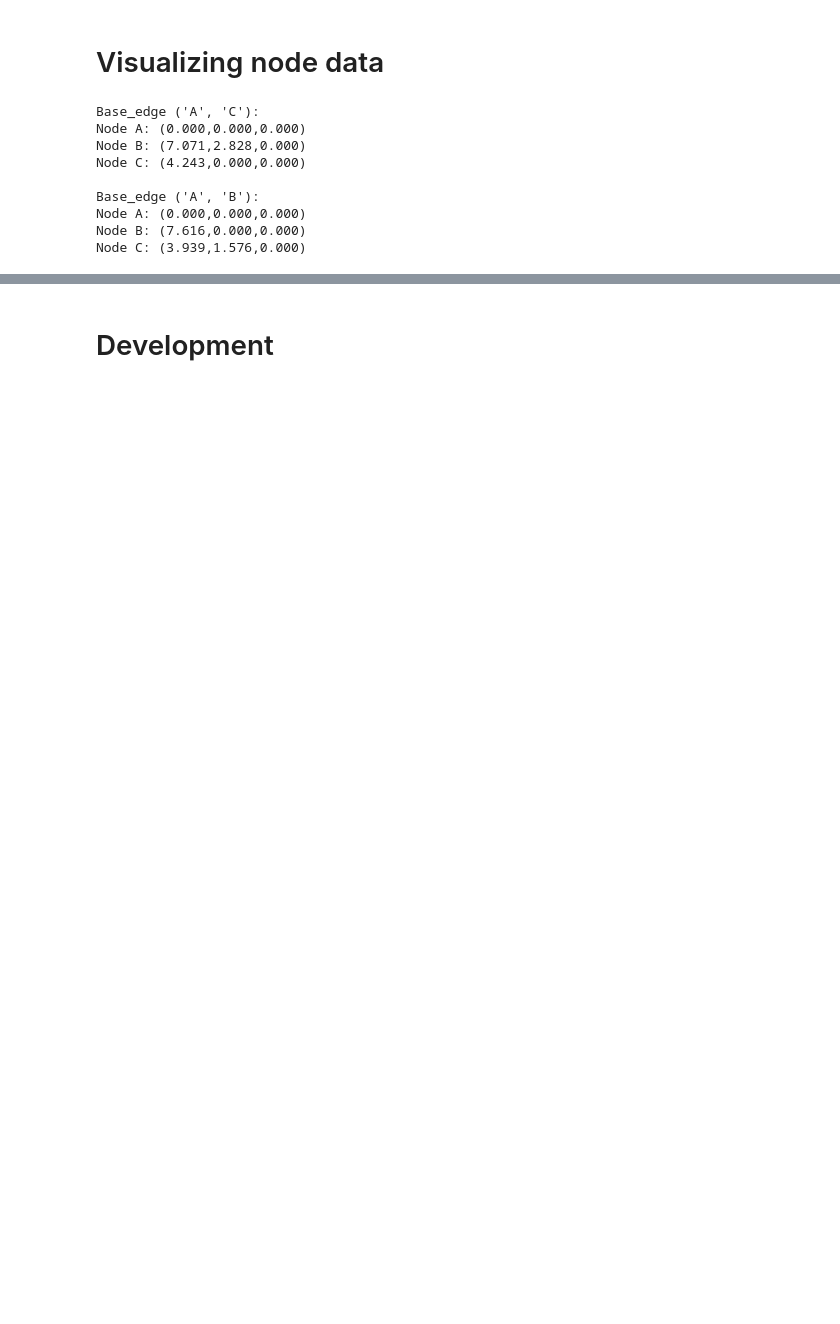
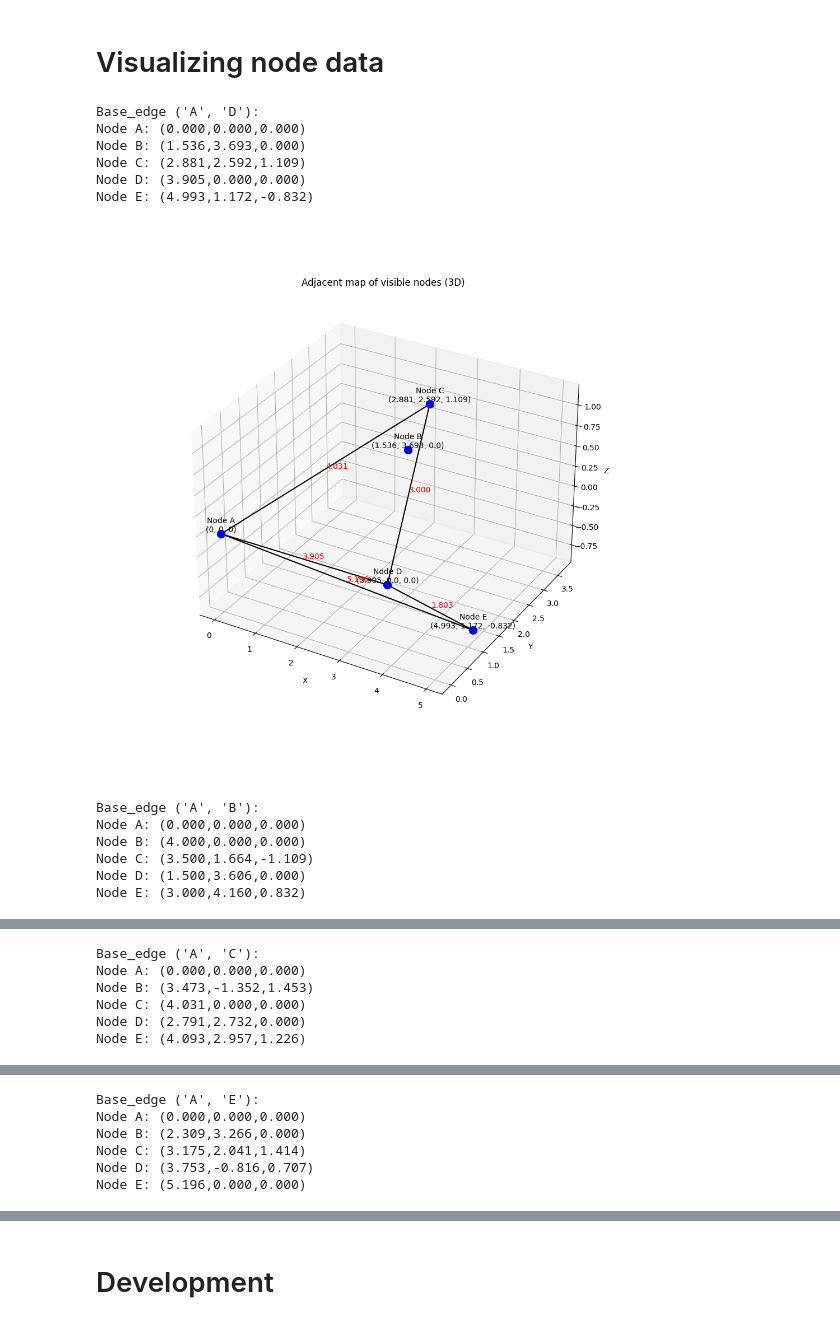
Before and after one commit to Chielvdiepen/FederatedSpatialModelling, a Jupyter notebook: TriangleAlgo-parallelism.ipynb, the cells around one changed output, grey strips where cells are left out. Saved outputs shown, nothing was run; the diff lists cells and outputs as text; code cells hidden in the pictures; blank space fills up the shorter version.

```diff
--- a/TriangleAlgo-parallelism.ipynb
+++ b/TriangleAlgo-parallelism.ipynb
@@ -79,8 +78,9 @@ office_height = 3
 num_nodes = 0 # if 0, take RefNodeCoords
 
 # RefNodeCoords = [(0,0,0),(3,0,0),(0,3,0),(3,3,0),(6,0,0),(6,3,0),(1.5,1.5,2),(4.5,1.5,2)] # double pyramid
-# RefNodeCoords = [(0,0,0),(4,0,0),(3.5,2,0),(1.5,3,2),(3,3,3)] # Tetraeder + extra node
-RefNodeCoords = [(0,0,0),(4,0,0),(3.5,2,0),(1.5,3,2)] # Tetraeder
+RefNodeCoords = [(0,0,0),(4,0,0),(3.5,2,0),(1.5,3,2),(3,3,3)] # Tetraeder + extra node
+# RefNodeCoords = [(0,0,0),(4,0,0),(2.0,4,0),(2,0,4),(2,2,2)] # Tetraeder + extra node, symmetric
+# RefNodeCoords = [(0,0,0),(4,0,0),(3.5,2,0),(1.5,3,2)] # Tetraeder
 # RefNodeCoords = [(5,5,0),(1,2,0),(1,9.5,0),(7,9,0),(9.5,1.5,0),(15,15,0)] # Flat Umbrella + extra node
 # RefNodeCoords = [(5,5,0),(1,2,0),(1,9.5,0),(7,9,0),(9.5,1.5,0)] # Flat Umbrella
 # RefNodeCoords = [(7,3,0),(0,0,0),(4,0,0)] # Simple Triangle
@@ -955,19 +903,23 @@ Node C: (3.939,1.576,0.000)
 # %%
 nodeA = nodeList[0]
 
-for (key, mapEdgeSet, mapCoords) in zip(nodeA.mapEdgeSetDict.keys(), nodeA.mapEdgeSetDict.values(), nodeA.transCoordsDict.values()):
+for (key, mapEdgeSet, mapCoords) in zip(nodeA.mapEdgeSetDict.keys(), nodeA.mapEdgeSetDict.values(), nodeA.mapCoordsDict.values()):
     print(f'Base_edge {key}:')
     for coord in sorted(mapCoords.items()):
         print(f"Node {coord[0]}: ({coord[1][0]:.3f},{coord[1][1]:.3f},{coord[1][2]:.3f})")
     print()
-    # mapPlot(list(mapEdgeSet), mapCoords)
+    mapPlot(list(mapEdgeSet), mapCoords)
 # %% [output]
-Base_edge ('A', 'C'):
+Base_edge ('A', 'D'):
 Node A: (0.000,0.000,0.000)
-Node B: (7.071,2.828,0.000)
-Node C: (4.243,0.000,0.000)
-
-Base_edge ('A', 'B'):
-Node A: (0.000,0.000,0.000)
-Node B: (7.616,0.000,0.000)
-Node C: (3.939,1.576,0.000)
+Node B: (1.536,3.693,0.000)
+Node C: (2.881,2.592,1.109)
+Node D: (3.905,0.000,0.000)
+Node E: (4.993,1.172,-0.832)
+[figure, added]
+Base_edge ('A', 'B'):
+Node A: (0.000,0.000,0.000)
+Node B: (4.000,0.000,0.000)
+Node C: (3.500,1.664,-1.109)
+Node D: (1.500,3.606,0.000)
+Node E: (3.000,4.160,0.832)
@@ -973,0 +927,6 @@ Node C: (3.939,1.576,0.000)
+Base_edge ('A', 'C'):
+Node A: (0.000,0.000,0.000)
+Node B: (3.473,-1.352,1.453)
+Node C: (4.031,0.000,0.000)
+Node D: (2.791,2.732,0.000)
+Node E: (4.093,2.957,1.226)
@@ -973,0 +934,6 @@ Node C: (3.939,1.576,0.000)
+Base_edge ('A', 'E'):
+Node A: (0.000,0.000,0.000)
+Node B: (2.309,3.266,0.000)
+Node C: (3.175,2.041,1.414)
+Node D: (3.753,-0.816,0.707)
+Node E: (5.196,0.000,0.000)
```
Also changed, not shown: parts of 11 cells of this notebook, 4 other files.
